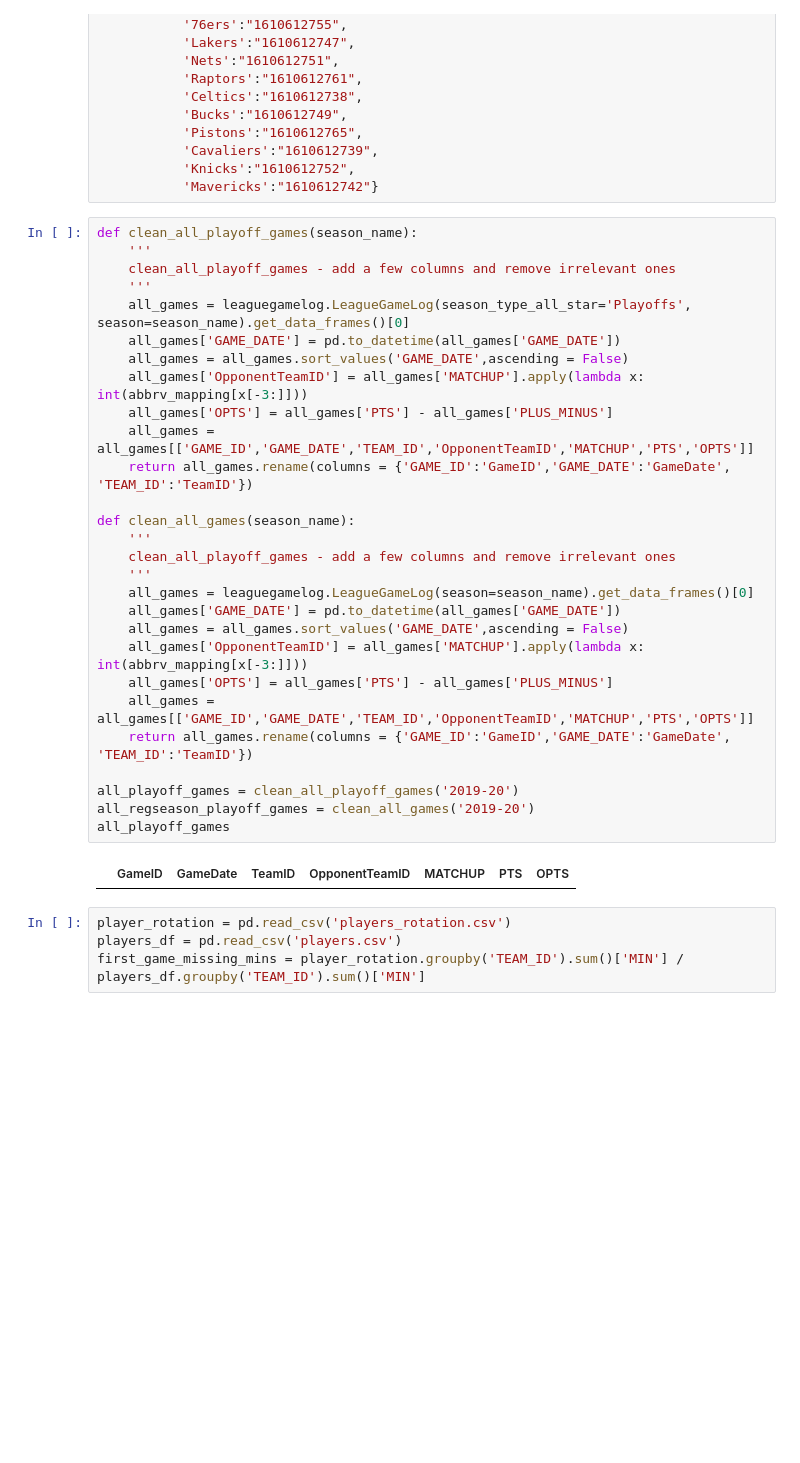
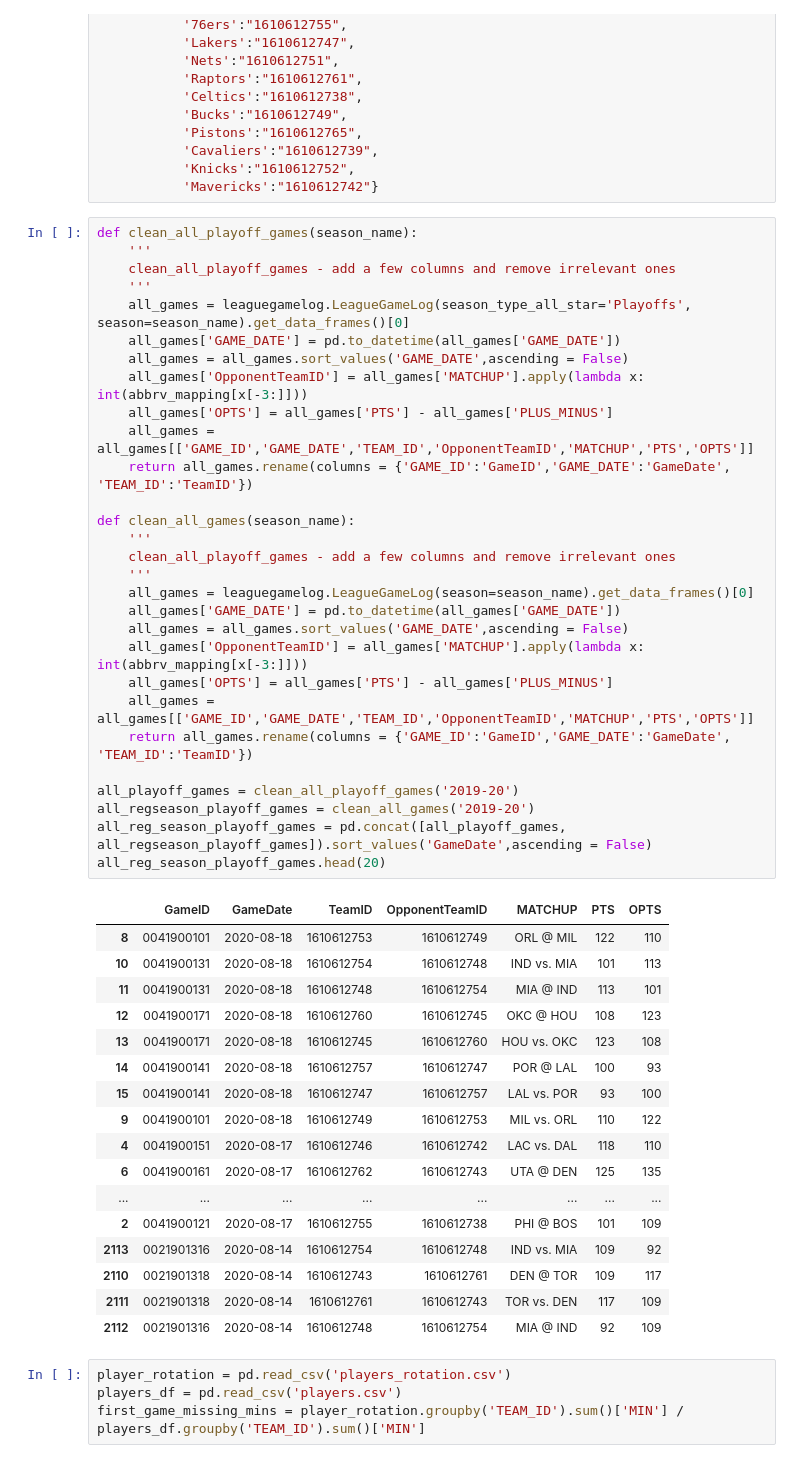
Before and after one commit to jason-shoe/bubble-predictions, a Jupyter notebook: playoffs/2game_prediction.ipynb, the cells around one changed output. Saved outputs shown, nothing was run; the diff lists cells and outputs as text; blank space fills up the shorter version.

Commit message:
playoff game 2

```diff
--- a/playoffs/2game_prediction.ipynb
+++ b/playoffs/2game_prediction.ipynb
@@ -72,33 +74,50 @@ name_mapping = {'Nuggets':"1610612743",
 # %%
 def clean_all_playoff_games(season_name):
     '''
     clean_all_playoff_games - add a few columns and remove irrelevant ones
     '''
     all_games = leaguegamelog.LeagueGameLog(season_type_all_star='Playoffs', season=season_name).get_data_frames()[0]
     all_games['GAME_DATE'] = pd.to_datetime(all_games['GAME_DATE'])
     all_games = all_games.sort_values('GAME_DATE',ascending = False)
     all_games['OpponentTeamID'] = all_games['MATCHUP'].apply(lambda x: int(abbrv_mapping[x[-3:]]))
     all_games['OPTS'] = all_games['PTS'] - all_games['PLUS_MINUS']
     all_games = all_games[['GAME_ID','GAME_DATE','TEAM_ID','OpponentTeamID','MATCHUP','PTS','OPTS']]
     return all_games.rename(columns = {'GAME_ID':'GameID','GAME_DATE':'GameDate', 'TEAM_ID':'TeamID'})
 
 def clean_all_games(season_name):
     '''
     clean_all_playoff_games - add a few columns and remove irrelevant ones
     '''
     all_games = leaguegamelog.LeagueGameLog(season=season_name).get_data_frames()[0]
     all_games['GAME_DATE'] = pd.to_datetime(all_games['GAME_DATE'])
     all_games = all_games.sort_values('GAME_DATE',ascending = False)
     all_games['OpponentTeamID'] = all_games['MATCHUP'].apply(lambda x: int(abbrv_mapping[x[-3:]]))
     all_games['OPTS'] = all_games['PTS'] - all_games['PLUS_MINUS']
     all_games = all_games[['GAME_ID','GAME_DATE','TEAM_ID','OpponentTeamID','MATCHUP','PTS','OPTS']]
     return all_games.rename(columns = {'GAME_ID':'GameID','GAME_DATE':'GameDate', 'TEAM_ID':'TeamID'})
 
 all_playoff_games = clean_all_playoff_games('2019-20')
 all_regseason_playoff_games = clean_all_games('2019-20')
-all_playoff_games
+all_reg_season_playoff_games = pd.concat([all_playoff_games, all_regseason_playoff_games]).sort_values('GameDate',ascending = False)
+all_reg_season_playoff_games.head(20)
 # %% [output]
 |  | GameID | GameDate | TeamID | OpponentTeamID | MATCHUP | PTS | OPTS |
+| 8 | 0041900101 | 2020-08-18 | 1610612753 | 1610612749 | ORL @ MIL | 122 | 110 |
+| 10 | 0041900131 | 2020-08-18 | 1610612754 | 1610612748 | IND vs. MIA | 101 | 113 |
+| 11 | 0041900131 | 2020-08-18 | 1610612748 | 1610612754 | MIA @ IND | 113 | 101 |
+| 12 | 0041900171 | 2020-08-18 | 1610612760 | 1610612745 | OKC @ HOU | 108 | 123 |
+| 13 | 0041900171 | 2020-08-18 | 1610612745 | 1610612760 | HOU vs. OKC | 123 | 108 |
+| 14 | 0041900141 | 2020-08-18 | 1610612757 | 1610612747 | POR @ LAL | 100 | 93 |
+| 15 | 0041900141 | 2020-08-18 | 1610612747 | 1610612757 | LAL vs. POR | 93 | 100 |
+| 9 | 0041900101 | 2020-08-18 | 1610612749 | 1610612753 | MIL vs. ORL | 110 | 122 |
+| 4 | 0041900151 | 2020-08-17 | 1610612746 | 1610612742 | LAC vs. DAL | 118 | 110 |
+| 6 | 0041900161 | 2020-08-17 | 1610612762 | 1610612743 | UTA @ DEN | 125 | 135 |
+| ... | ... | ... | ... | ... | ... | ... | ... |
+| 2 | 0041900121 | 2020-08-17 | 1610612755 | 1610612738 | PHI @ BOS | 101 | 109 |
+| 2113 | 0021901316 | 2020-08-14 | 1610612754 | 1610612748 | IND vs. MIA | 109 | 92 |
+| 2110 | 0021901318 | 2020-08-14 | 1610612743 | 1610612761 | DEN @ TOR | 109 | 117 |
+| 2111 | 0021901318 | 2020-08-14 | 1610612761 | 1610612743 | TOR vs. DEN | 117 | 109 |
+| 2112 | 0021901316 | 2020-08-14 | 1610612748 | 1610612754 | MIA @ IND | 92 | 109 |
 # %%
 player_rotation = pd.read_csv('players_rotation.csv')
 players_df = pd.read_csv('players.csv')
```
Also changed, not shown: parts of 14 cells of this notebook, 11 other files.
